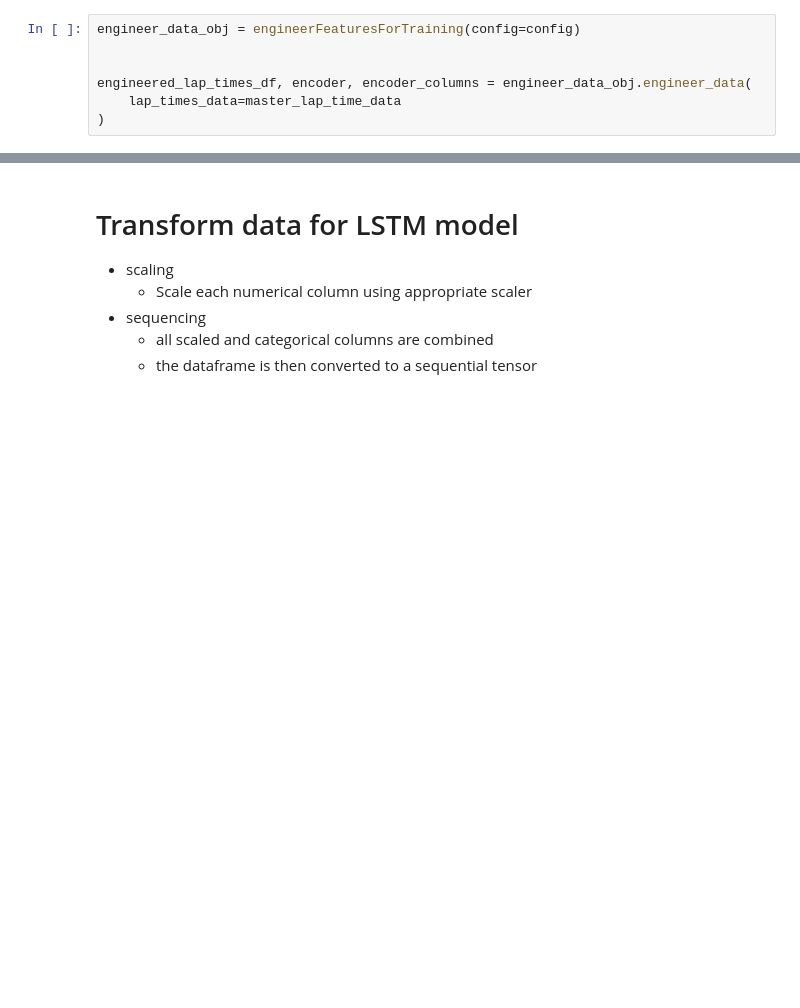
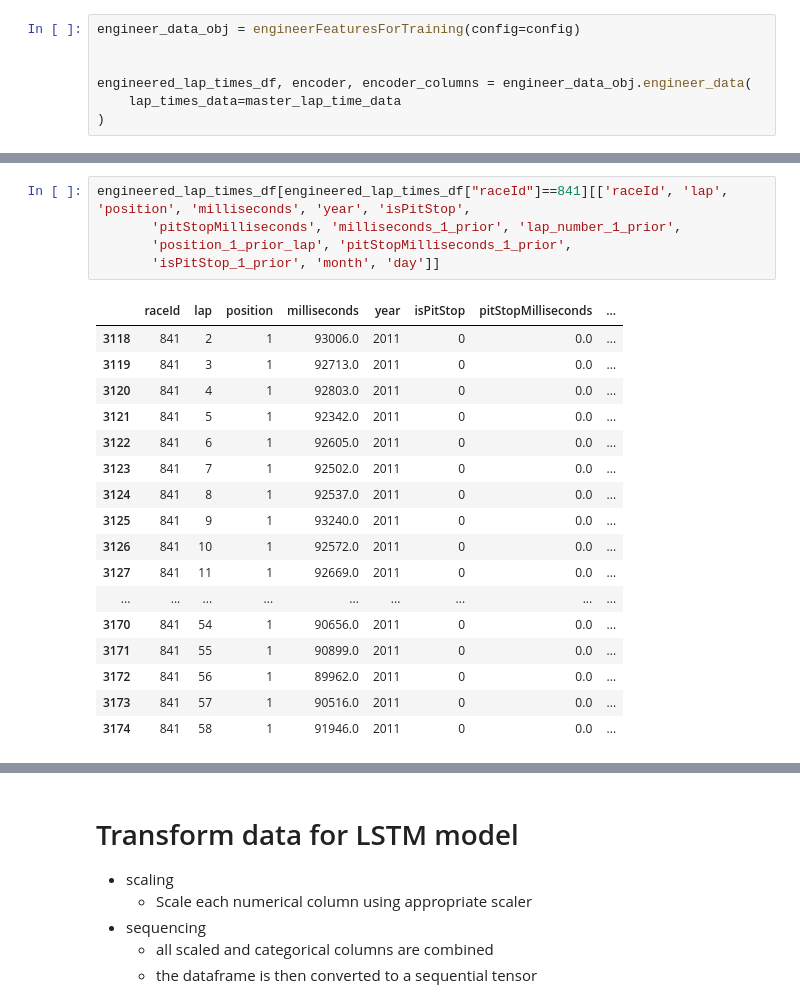
Before and after one commit to varunp04/predict-formula, a Jupyter notebook: src/model_training/master_pipeline_notebook.ipynb, the cells around one changed output, grey strips where cells are left out. Saved outputs shown, nothing was run; the diff lists cells and outputs as text; blank space fills up the shorter version.

```diff
--- a/src/model_training/master_pipeline_notebook.ipynb
+++ b/src/model_training/master_pipeline_notebook.ipynb
@@ -313,0 +404,23 @@ fig.show()
+# %%
+engineered_lap_times_df[engineered_lap_times_df["raceId"]==841][['raceId', 'lap', 'position', 'milliseconds', 'year', 'isPitStop',
+       'pitStopMilliseconds', 'milliseconds_1_prior', 'lap_number_1_prior',
+       'position_1_prior_lap', 'pitStopMilliseconds_1_prior',
+       'isPitStop_1_prior', 'month', 'day']]
+# %% [output]
+|  | raceId | lap | position | milliseconds | year | isPitStop | pitStopMilliseconds | ... |
+| 3118 | 841 | 2 | 1 | 93006.0 | 2011 | 0 | 0.0 | ... |
+| 3119 | 841 | 3 | 1 | 92713.0 | 2011 | 0 | 0.0 | ... |
+| 3120 | 841 | 4 | 1 | 92803.0 | 2011 | 0 | 0.0 | ... |
+| 3121 | 841 | 5 | 1 | 92342.0 | 2011 | 0 | 0.0 | ... |
+| 3122 | 841 | 6 | 1 | 92605.0 | 2011 | 0 | 0.0 | ... |
+| 3123 | 841 | 7 | 1 | 92502.0 | 2011 | 0 | 0.0 | ... |
+| 3124 | 841 | 8 | 1 | 92537.0 | 2011 | 0 | 0.0 | ... |
+| 3125 | 841 | 9 | 1 | 93240.0 | 2011 | 0 | 0.0 | ... |
+| 3126 | 841 | 10 | 1 | 92572.0 | 2011 | 0 | 0.0 | ... |
+| 3127 | 841 | 11 | 1 | 92669.0 | 2011 | 0 | 0.0 | ... |
+| ... | ... | ... | ... | ... | ... | ... | ... | ... |
+| 3170 | 841 | 54 | 1 | 90656.0 | 2011 | 0 | 0.0 | ... |
+| 3171 | 841 | 55 | 1 | 90899.0 | 2011 | 0 | 0.0 | ... |
+| 3172 | 841 | 56 | 1 | 89962.0 | 2011 | 0 | 0.0 | ... |
+| 3173 | 841 | 57 | 1 | 90516.0 | 2011 | 0 | 0.0 | ... |
+| 3174 | 841 | 58 | 1 | 91946.0 | 2011 | 0 | 0.0 | ... |
```
Also changed, not shown: parts of 30 cells of this notebook, 7 other files.
